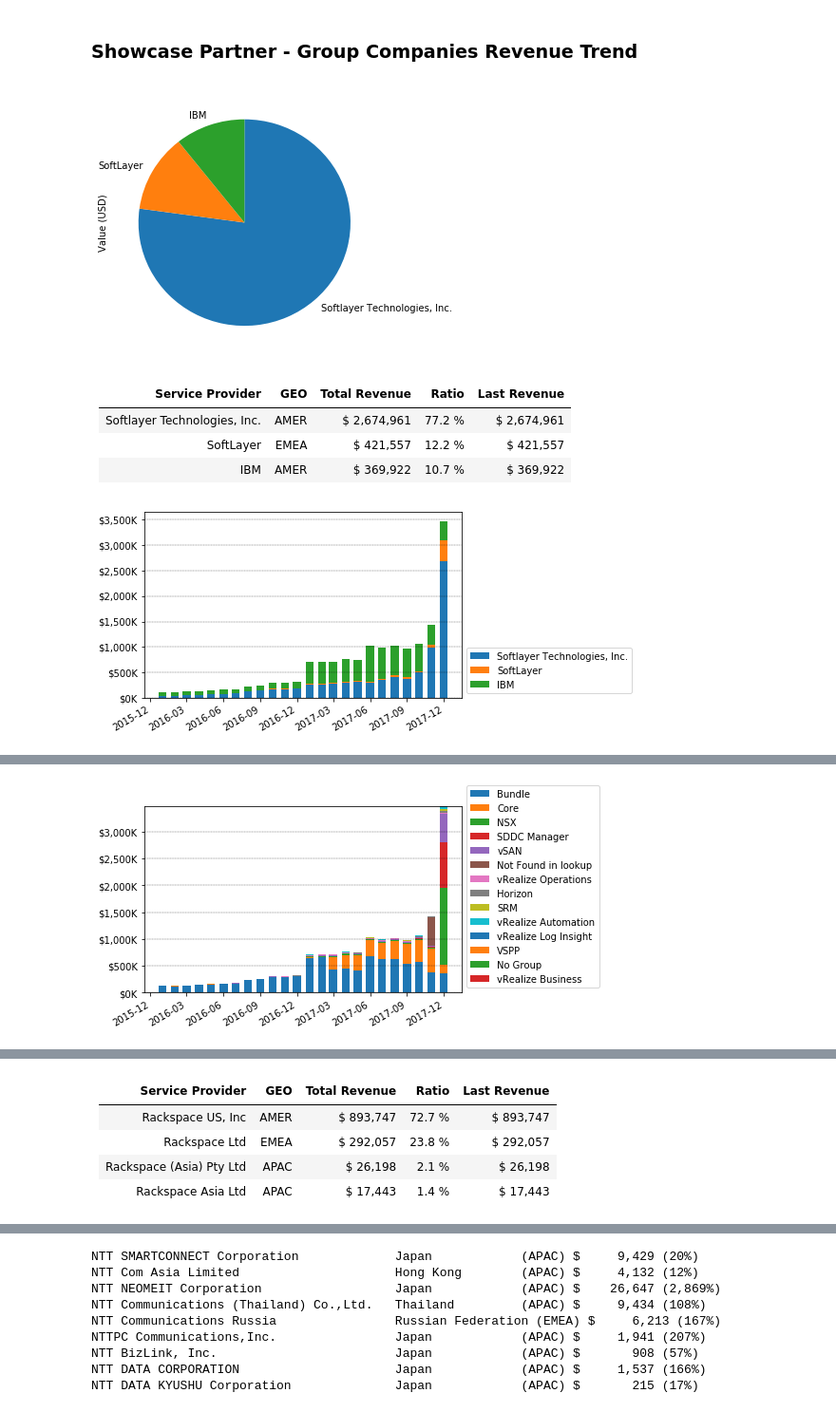
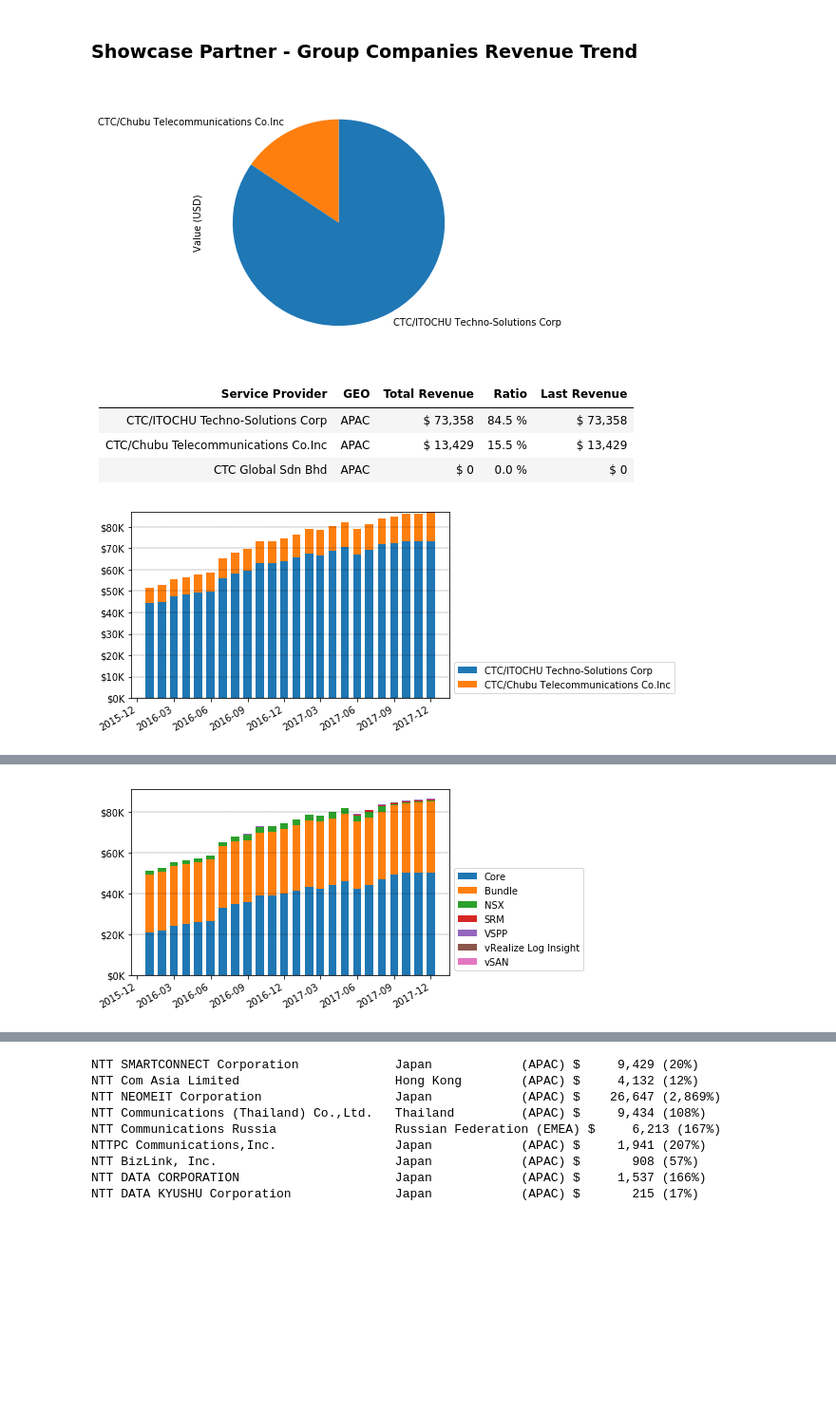
Before and after one commit to k1fukumoto/vcpp-data, a Jupyter notebook: report/GlobalUsagePoints.ipynb, the cells around one changed output, grey strips where cells are left out. Shown at 95% size. Cells and saved outputs as stored; diff of their text form; code cells hidden in the pictures; blank space fills up the shorter version.

Commit message:
add misc data files

```diff
--- a/report/GlobalUsagePoints.ipynb
+++ b/report/GlobalUsagePoints.ipynb
@@ -290,6 +297,8 @@ plot_rank_df(build_rank_df(df[df['Country'] == 'Japan'],step=5))
 ### Showcase Partner - Group Companies Revenue Trend
 # %%
 from IPython.display import HTML, Markdown, display
+from plot_helper import *
+
 
 def plot_pie(series):
     series.plot.pie(startangle=90,counterclock=False)
@@ -311,7 +320,7 @@ def partner_snapshot(df_pg,key='Value (USD)',product_key='Product Group'):
     rows = []
     for sp,rev in s_pg_sorted.items():
         df_sp = df_pg[df_pg['Service Provider'] == sp]
-#        if rev/total_rev > 0.01:
+        sp_label = sp if rev/total_rev > 0.01 else ''
 
         rev_by_period = df_sp.groupby('Usage Period')[key].sum()
         for up in i_up:
@@ -323,7 +332,7 @@ def partner_snapshot(df_pg,key='Value (USD)',product_key='Product Group'):
                      '{:.1f} %'.format(rev/total_rev*100),
                      '\$ {:,.0f}'.format(rev_by_period.at[END_MONTH])])
 
-        plt.bar(rev_by_period.index,rev_by_period.values,width=20,label=sp,bottom=prev_bar)
+        plt.bar(rev_by_period.index,rev_by_period.values,width=20,label=sp_label,bottom=prev_bar)
         prev_bar += rev_by_period.values
 
     display(Markdown("\n".join(['Service Provider | GEO | Total Revenue | Ratio | Last Revenue',
@@ -332,11 +341,11 @@ def partner_snapshot(df_pg,key='Value (USD)',product_key='Product Group'):
     format_trend_chart()
     plt.show()
 
-    s_prod_sorted = df_pg.groupby(product_key)['Value (USD)'].sum().sort_values(ascending=False)
+    s_prod_sorted = df_pg.groupby(product_key)[key].sum().sort_values(ascending=False)
 
     prev_bar = 0
     for prod,rev in s_prod_sorted.items():
-        rev_by_up = df_pg[df_pg[product_key]==prod].groupby('Usage Period')['Value (USD)'].sum()
+        rev_by_up = df_pg[df_pg[product_key]==prod].groupby('Usage Period')[key].sum()
         for up in i_up:
             if not up in rev_by_up.keys():
                 rev_by_up.at[up] = 0.0
@@ -344,42 +353,42 @@ def partner_snapshot(df_pg,key='Value (USD)',product_key='Product Group'):
 
         plt.bar(rev_by_up.index,rev_by_up.values,width=20,label=prod,bottom=prev_bar)
         prev_bar += rev_by_up.values
 
     rows = []
     for sp in s_pg_sorted.keys():
         row = [sp]
         for prod in s_prod_sorted.keys():
             rev = df_pg[(df_pg['Service Provider'] == sp)&(df_pg[product_key] == prod)][key].sum()
             row.append('' if rev==0.0 else '\$ {:,.0f}'.format(rev))
         rows.append('|'.join(row))
 
     display(Markdown("\n".join(['Service Provider | {}'.format('|'.join(s_prod_sorted.index)),
                                 '|'.join(['---'] * (1+len(s_prod_sorted)))] + rows)))
 
 #    df_heatmap = pd.DataFrame(index=s_pg_sorted.keys(),columns=s_prod_sorted.keys())
 #    for sp in s_pg_sorted.keys():
 #        for prod in s_prod_sorted.keys():
 #            rev = df_pg[(df_pg['Service Provider'] == sp)&(df_pg['Product Group'] == prod)][key].sum()
 #            df_heatmap.loc[sp][prod] = '' if rev==.0 else '$ {:,.0f}'.format(rev)
 
 
     format_trend_chart()
     plt.show()
 
 
-for pg in df_top10.sort_values(by=['Revenue'],ascending=False)['Partner Group Name'].unique():
-    partner_snapshot(df[df['Partner Group Name'] == pg])
+#for pg in df_top10.sort_values(by=['Revenue'],ascending=False)['Partner Group Name'].unique():
+#    partner_snapshot(df[df['Partner Group Name'] == pg])
 
 #partner_snapshot(df[(df['Partner Group Name'] == 'NTT')&(df['Product Group']!='Bundle')])
-#partner_snapshot(df[(df['Partner Group Name'] == 'NTT') & (df['Service Provider'] != 'NTT Communications Corporation')])
+#partner_snapshot(df[(df['Partner Group Name'] == 'Fujitsu')],key='Value (USD)')
+#partner_snapshot(df[(df['Partner Group Name'] == 'NTT') & (df['Service Provider'] != 'NTT Communications Corporation')],key='Usage Points')
 #partner_snapshot(df[df['Service Provider'].str.match('itelligence')])
-#partner_snapshot(df[df['Service Provider'].str.match('Netmagic')])
-#partner_snapshot(df[df['Service Provider'].str.match('NTT DATA')])
+partner_snapshot(df[df['Service Provider'].str.match('CTC')])
 # %% [output]
-[figure, old version]
+[figure, new version]
 Service Provider | GEO | Total Revenue | Ratio | Last Revenue
 :---|---|---|---|---
-Softlayer Technologies, Inc.|AMER|\$ 2,674,961|77.2 %|\$ 2,674,961
-SoftLayer|EMEA|\$ 421,557|12.2 %|\$ 421,557
-IBM|AMER|\$ 369,922|10.7 %|\$ 369,922
+CTC/ITOCHU Techno-Solutions Corp|APAC|\$ 73,358|84.5 %|\$ 73,358
+CTC/Chubu Telecommunications Co.Inc|APAC|\$ 13,429|15.5 %|\$ 13,429
+CTC Global Sdn Bhd|APAC|\$ 0|0.0 %|\$ 0
-[figure, old version]
+[figure, new version]
@@ -391 +400 @@ IBM|\$ 6,598,037||\$ 352||\$ 234||\$ 147,286|\$ 133,854|\$ 57,045|||||
-[figure, old version]
+[figure, new version]
@@ -393,6 +400,0 @@ IBM|\$ 6,598,037||\$ 352||\$ 234||\$ 147,286|\$ 133,854|\$ 57,045|||||
-Service Provider | GEO | Total Revenue | Ratio | Last Revenue
-:---|---|---|---|---
-Rackspace US, Inc|AMER|\$ 893,747|72.7 %|\$ 893,747
-Rackspace Ltd|EMEA|\$ 292,057|23.8 %|\$ 292,057
-Rackspace (Asia) Pty Ltd|APAC|\$ 26,198|2.1 %|\$ 26,198
-Rackspace Asia Ltd|APAC|\$ 17,443|1.4 %|\$ 17,443
```
Also changed, not shown: parts of 6 cells of this notebook, 8 other files.
